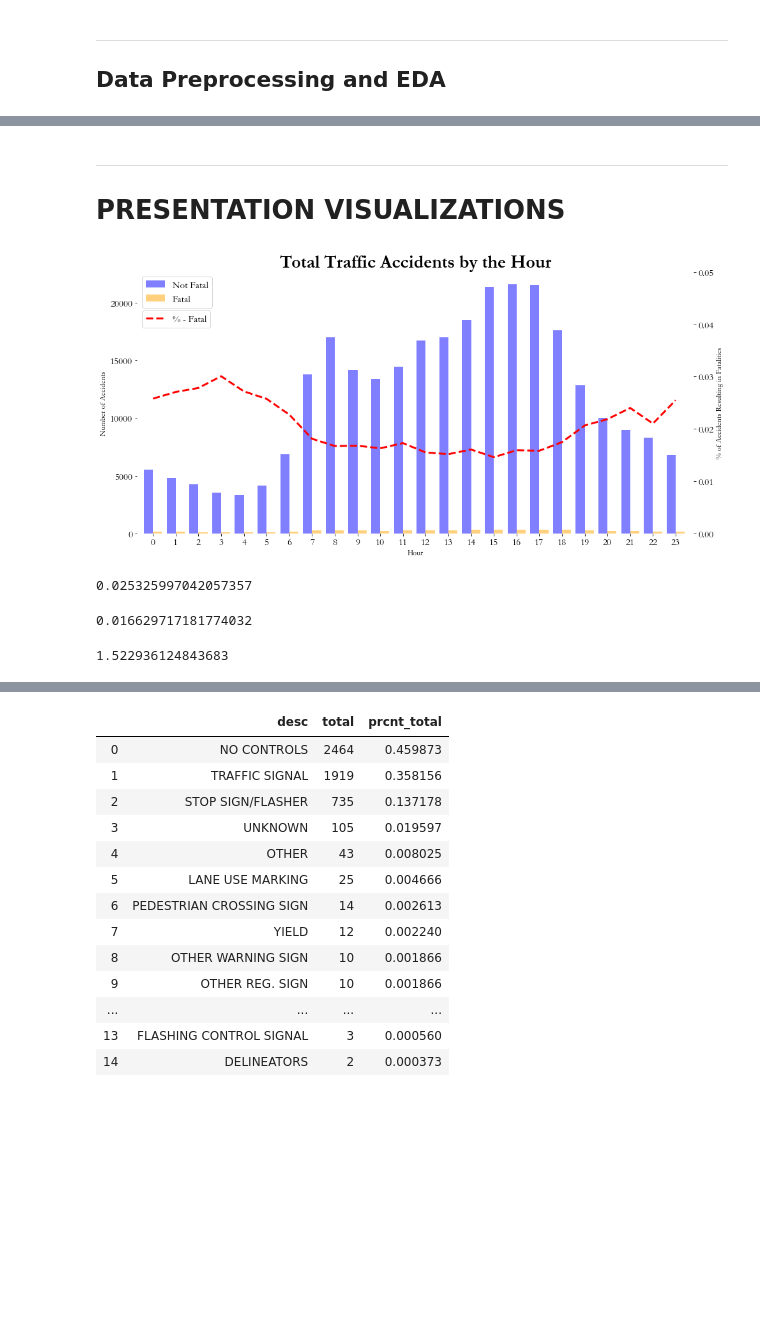
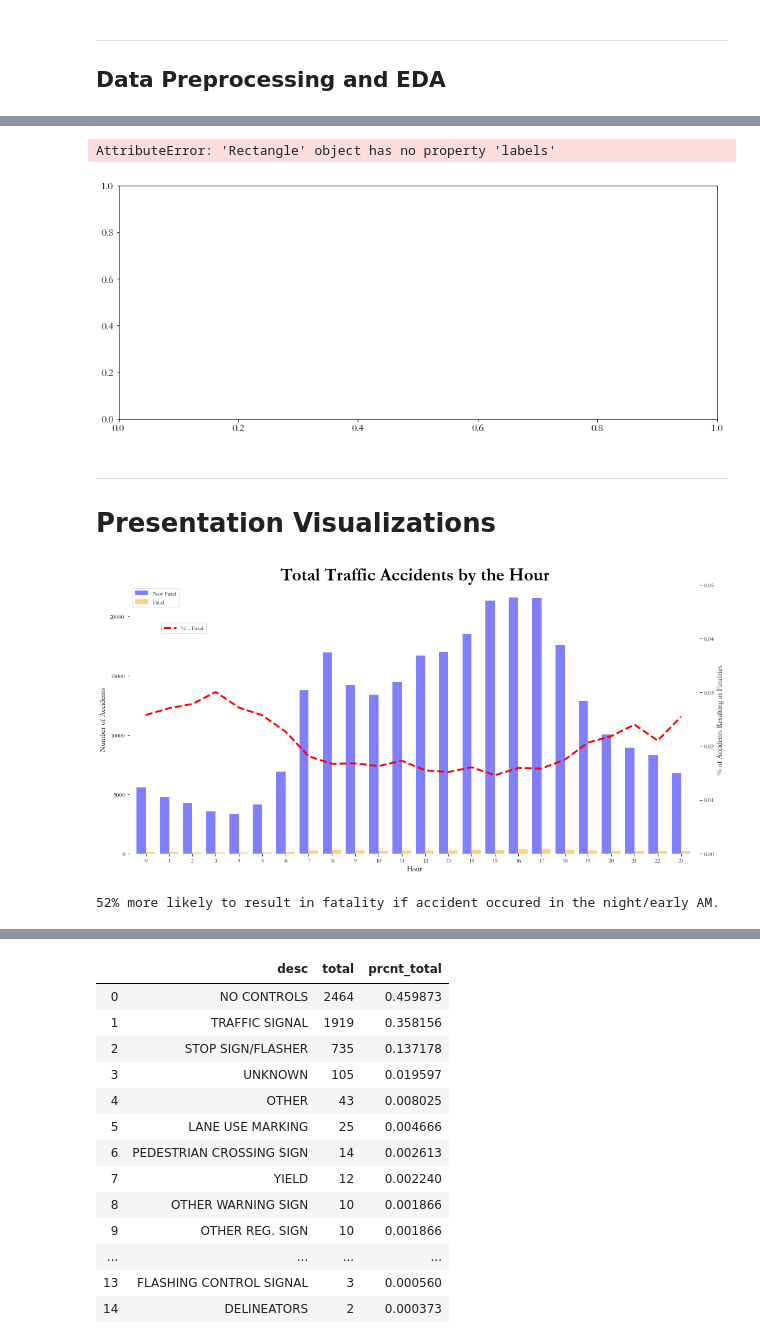
Before and after one commit to Morgan-Sell/chi-traffic-accidents, a Jupyter notebook: chi-traffic-preso-eda.ipynb, the cells around one changed output, grey strips where cells are left out. Cells and saved outputs as stored; diff of their text form; code cells hidden in the pictures; blank space fills up the shorter version.

```diff
--- a/chi-traffic-preso-eda.ipynb
+++ b/chi-traffic-preso-eda.ipynb
@@ -239,9 +213,11 @@ plt.xticks(rotation=60);
 # %%
-accidents_speed_limt = accidents[accidents['POSTEDS_SPEED_']]
-plt.figure(figsize=(12,6))
-sns.countplot(x='POSTED_SPEED_LIMIT', data=accidents, hue='fatal_incap')
-plt.title("Result of Accident by Travel Control Device", fontsize=16, fontweight='bold')
+plt.figure(figsize=(15,6))
+sns.countplot(x='POSTED_SPEED_LIMIT', data=accidents, hue='fatal_incap', labels=['Not Fatal', 'Fatal'])
+plt.title("Total Accidents by Post Speed Limit", fontsize=22, fontweight='bold')
 plt.xticks(rotation=60);
+# %% [output]
+AttributeError: 'Rectangle' object has no property 'labels'
+[figure, added]
 # %%
 # TRAFFIC ACCIDENTS BY DAY OF THE WEEK
 
@@ -265,6 +241,6 @@ ax.legend()
 
 fig.tight_layout()
 print("Returns TRUE if Total # of Accidents Reconcile: ", (sum(day_pivot['total'])==len(accidents)))
-# %% [markdown]
----
-# PRESENTATION VISUALIZATIONS
+# %% [markdown]
+---
+# Presentation Visualizations
@@ -271,6 +259,6 @@ print("Returns TRUE if Total # of Accidents Reconcile: ", (sum(day_pivot['total'
 # %%
 # ACCIDENTS BY HOUR
-hour_grpd = accidents.groupby(['CRASH_HOUR', 'fatal_incap']).agg({'fatal_incap':'count'})
+hour_grpd = accidents2.groupby(['CRASH_HOUR', 'fatal_incap']).agg({'fatal_incap':'count'})
 hour_grpd.columns = ['count']
 hour_grpd.reset_index(inplace=True)
 hour_no_fatal = hour_grpd[hour_grpd['fatal_incap'] == 0]
@@ -333,21 +321,20 @@ fig.savefig('images/hourly_trend.png')
 # check math
 #print("Returns TRUE if Total # of Accidents Reconcile: ", (sum(hour_fatal_df['total'])==len(accidents)))
 # %% [output]
-[figure, old version]
+[figure, new version]
-# %%
-night_early_am = hour_fatal_df[(hour_fatal_df['hour'] >= 20) | (hour_fatal_df['hour'] <=6)]
-night_early_am['prcnt_fatal'].mean()
-# %% [output]
-0.025325997042057357
-# %%
-day_time = hour_fatal_df[(hour_fatal_df['hour'] < 20) & (hour_fatal_df['hour'] > 6)]
-day_time['prcnt_fatal'].mean()
-# %% [output]
-0.016629717181774032
-# %%
-night_early_am['prcnt_fatal'].mean() / day_time['prcnt_fatal'].mean()
-# %% [output]
-1.522936124843683
+# %%
+# Calculate average probability of accident resulting in a fatality
+# Average for night and early AM.
+night_early_am = hour_fatal_df[(hour_fatal_df['hour'] >= 20) | (hour_fatal_df['hour'] <=6)]
+night_avg = night_early_am['prcnt_fatal'].mean()
+
+# Average for day.
+day_time = hour_fatal_df[(hour_fatal_df['hour'] < 20) & (hour_fatal_df['hour'] > 6)]
+day_avg = day_time['prcnt_fatal'].mean()
+
+print("{:.0%} more likely to result in fatality if accident occured in the night/early AM.".format(night_avg/day_avg-1))
+# %% [output]
+52% more likely to result in fatality if accident occured in the night/early AM.
 # %%
 fatal_only_2 = accidents2[accidents2['fatal_incap'] == 1]
 
```
Also changed, not shown: parts of 17 cells of this notebook.
